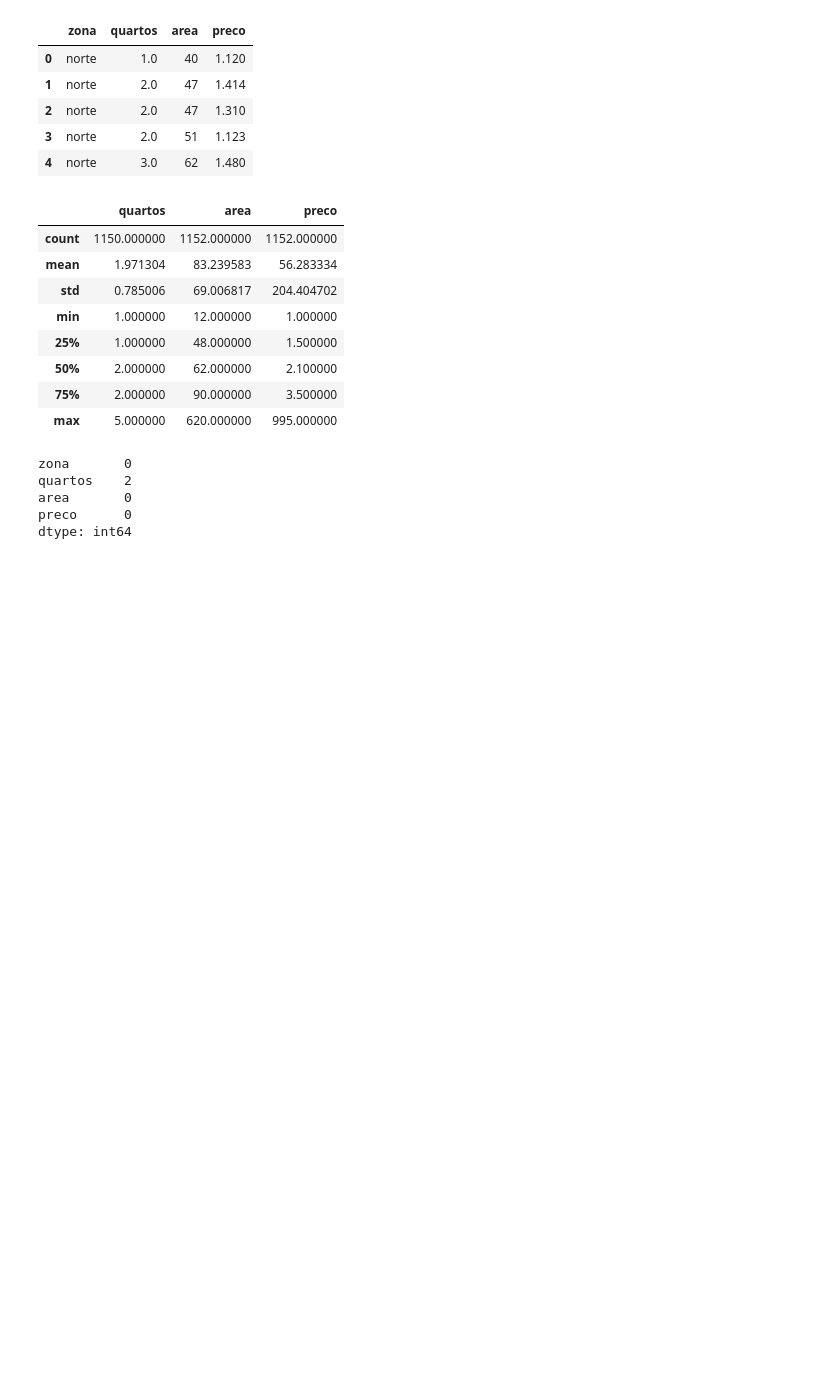
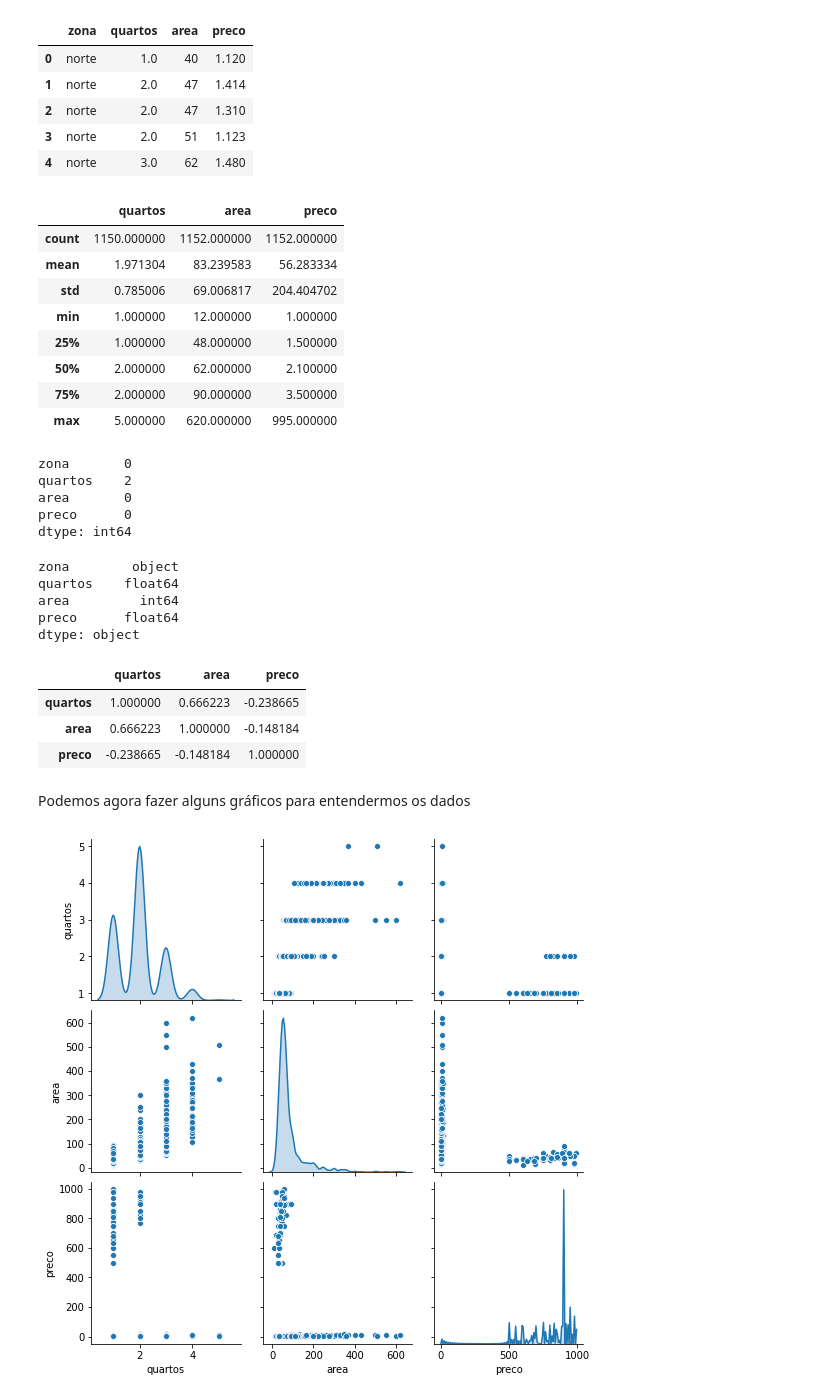
Before and after one commit to EduardoCampos1978/calculadora-de-aluguel, a Jupyter notebook: analise_exploratoria.ipynb, the cells around one changed output. Cells and saved outputs as stored; diff of their text form; code cells hidden in the pictures; blank space fills up the shorter version.

Commit message:
Add plots

```diff
--- a/analise_exploratoria.ipynb
+++ b/analise_exploratoria.ipynb
@@ -41,3 +44,29 @@ quartos    2
 area       0
 preco      0
 dtype: int64
+# %%
+# Verificando os tipos das variáveis
+df.dtypes
+# %% [output]
+zona        object
+quartos    float64
+area         int64
+preco      float64
+dtype: object
+# %%
+# Verificando a correlação
+df.corr()
+# %% [output]
+|  | quartos | area | preco |
+| quartos | 1.000000 | 0.666223 | -0.238665 |
+| area | 0.666223 | 1.000000 | -0.148184 |
+| preco | -0.238665 | -0.148184 | 1.000000 |
+# %% [markdown]
+Podemos agora fazer alguns gráficos para entendermos os dados
+# %%
+# Distplot
+colunas = df[['quartos', 'area', 'preco']]
+sns.pairplot(data=colunas, diag_kind='kde')
+plt.show()
+# %% [output]
+[figure, added]
```
Also changed, not shown: parts of 3 cells of this notebook.
